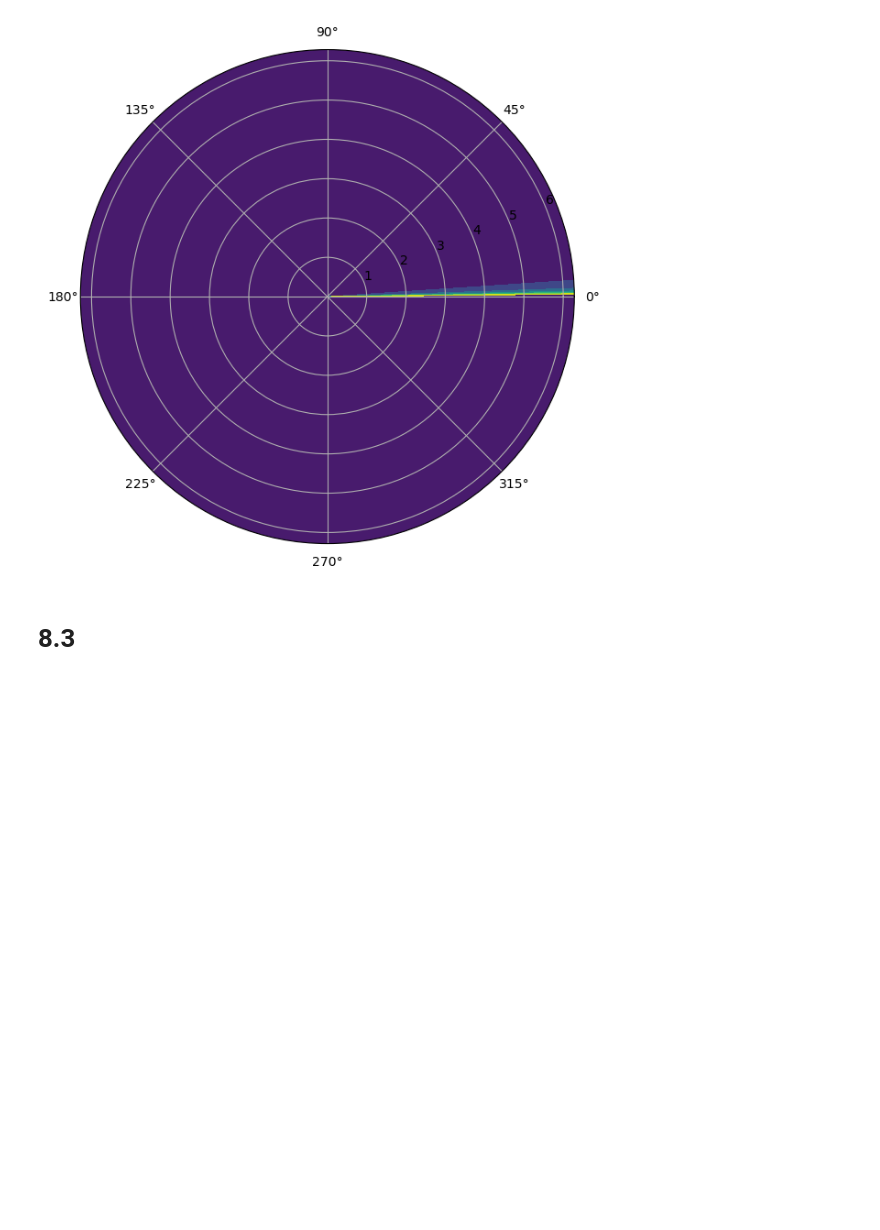
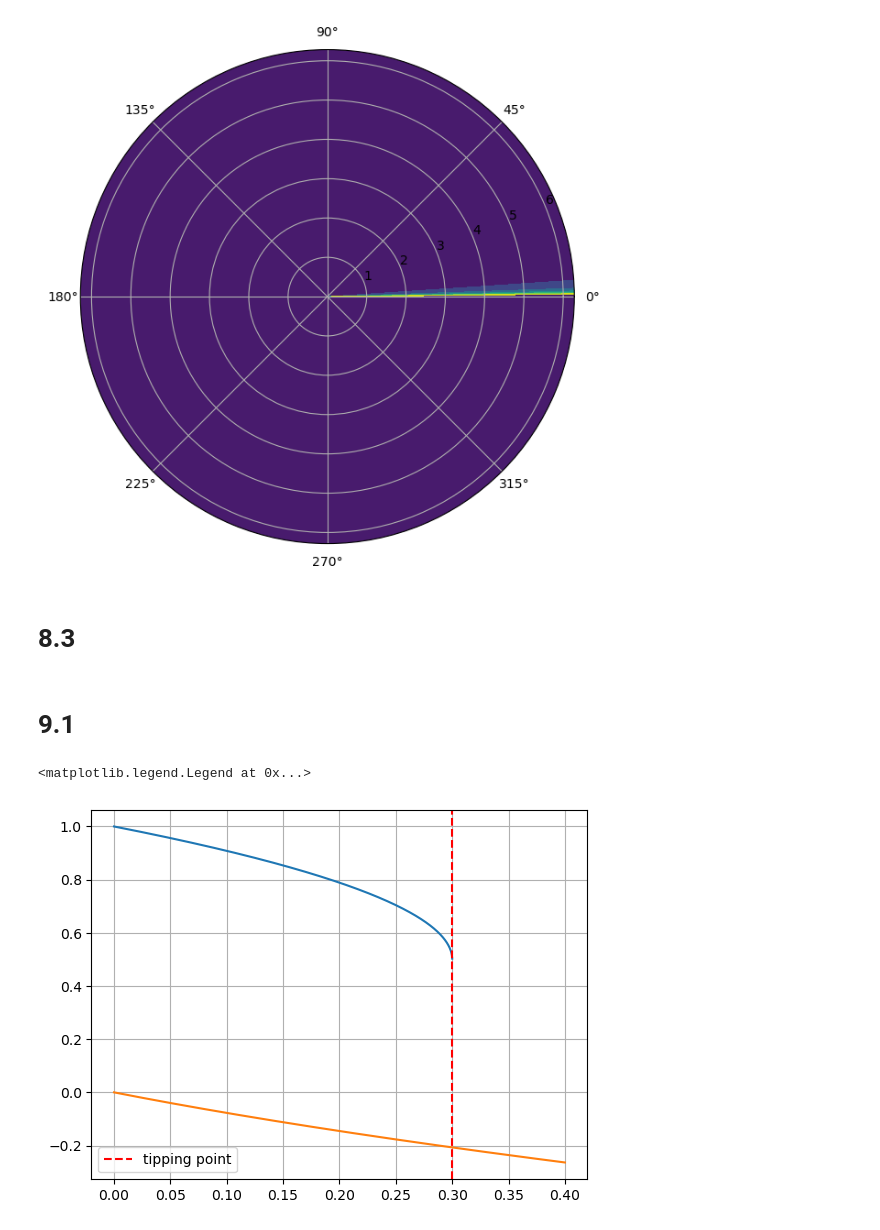
Before and after one commit to maxxyvvdb/Dynamics-Q2-projects, a Jupyter notebook: dynamics_mukund_gupta.ipynb, the cells around one changed output. Drawn from its saved outputs; the diff is of its cells as text; code cells hidden in the pictures; blank space fills up the shorter version.

```diff
--- a/dynamics_mukund_gupta.ipynb
+++ b/dynamics_mukund_gupta.ipynb
@@ -158,3 +158,41 @@ def beta(phi):
 b = beta(np.deg2rad(35))
 
 V = 1/b * (tau_s*np.pi)/(density_ref*Ly)*np.sin(np.pi * )
+# %% [markdown]
+# 9.1
+# %%
+# a
+
+def q(k,rho_f,alpha,F,dT,beta):
+    a = k*rho_f*alpha * dT / 2
+
+    q1 = a+np.sqrt(a**2-F*k*rho_f*beta)
+    q2 = a-np.sqrt(a**2+F*k*rho_f*beta)
+
+    return q1, q2
+# %%
+k = 12
+rho_f = 1000
+alpha = 1e-3
+F = np.linspace(0,0.4,int(1e4))
+dT = 10
+beta = 1
+
+q1,q2 = q(k,rho_f,alpha,F,dT,beta)
+
+q1_nor = q1/q1[0]
+q2_nor = q2/q1[0]
+# %%
+plt.plot(F,q1_nor)
+plt.plot(F,q2_nor)
+
+a = k*rho_f*alpha * dT / 2
+b = -k*rho_f*beta
+
+plt.axvline(-a**2/b,c='r',linestyle = '--',label='tipping point')
+
+plt.grid()
+plt.legend()
+# %% [output]
+<matplotlib.legend.Legend at 0x...>
+[figure, added]
```
Also changed, not shown: parts of 2 cells of this notebook.
